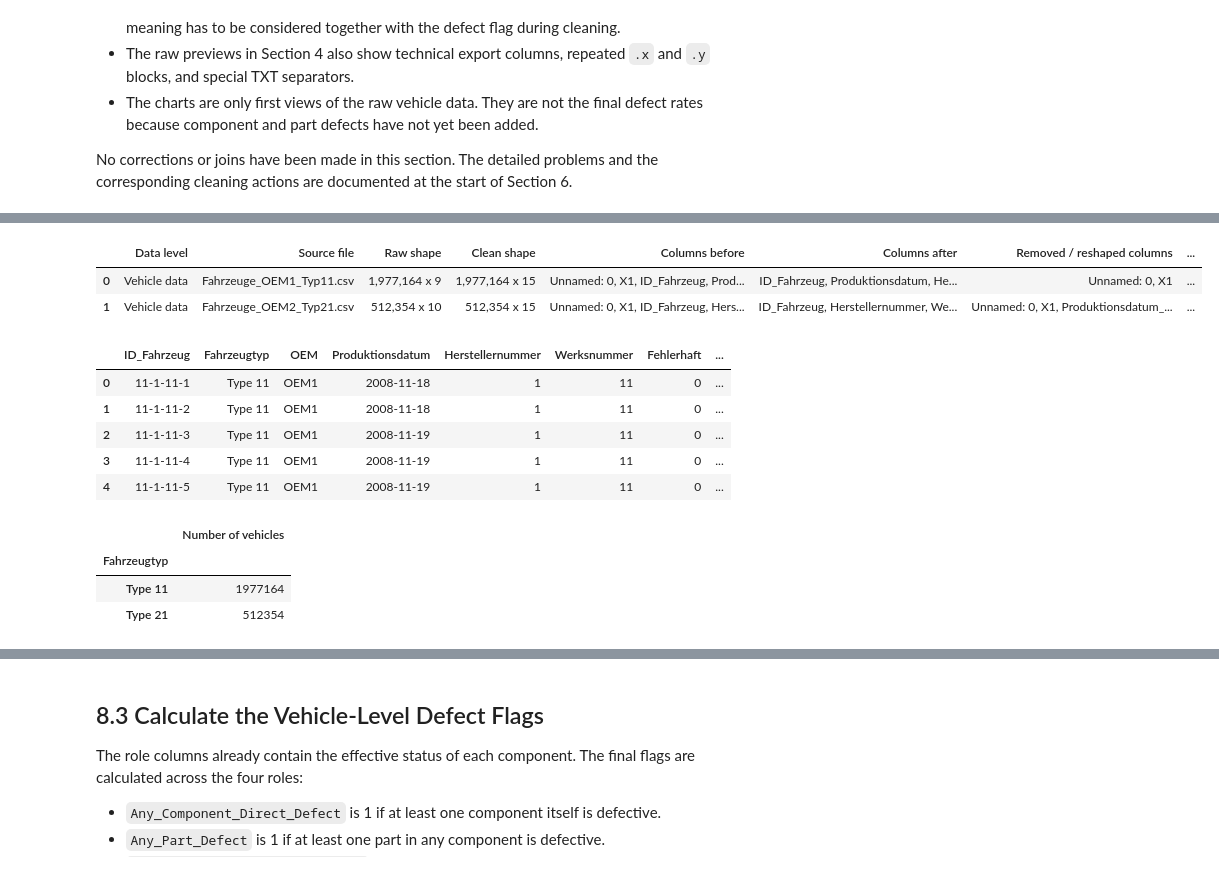
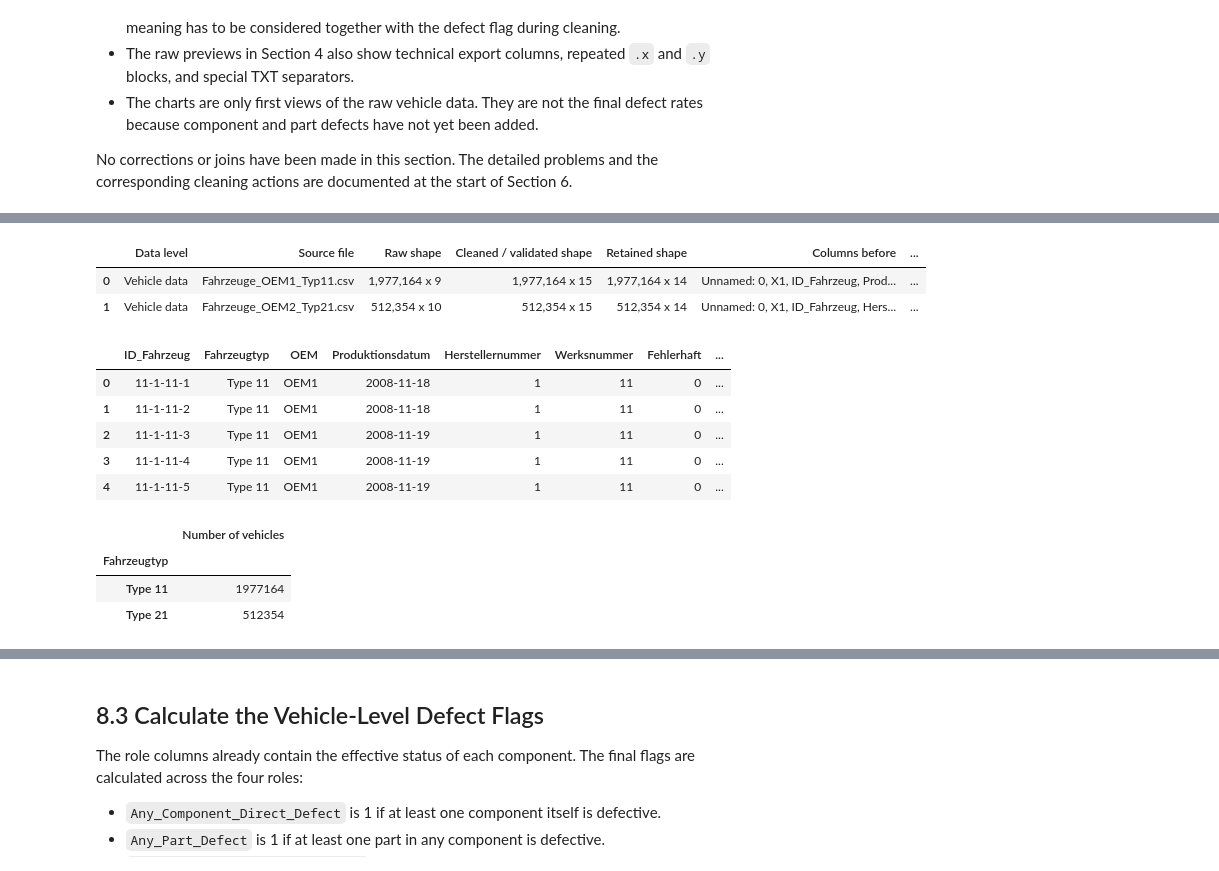
Before and after one commit to Patrick-RG/SoSe26_Case_Study_Group_44, a Jupyter notebook: SoSe26_Case_Study_Group_44.ipynb, the cells around one changed output, grey strips where cells are left out. Cells and saved outputs as stored; diff of their text form; code cells hidden in the pictures.

```diff
--- a/SoSe26_Case_Study_Group_44.ipynb
+++ b/SoSe26_Case_Study_Group_44.ipynb
@@ -1800,10 +1871,21 @@ for plant_level, file_path in plant_source_files.items():
         cleaned_plant_data = cleaned_plant_data.drop_duplicates("Werksnummer")
 
     cleaned_plant_data["Quelldatei"] = file_path.name
+    retained_plant_data = cleaned_plant_data[
+        [
+            "Werksnummer", "Werk", "PLZ", "ORT", "Breitengrad",
+            "Längengrad", "Werksebene",
+        ]
+    ].copy()
     record_cleaning_summary(
-        file_path.name, "Plant data", raw_plant_data, cleaned_plant_data
+        file_path.name,
+        "Plant data",
+        raw_plant_data,
+        cleaned_plant_data,
+        retained_plant_data,
     )
-    plant_frames.append(cleaned_plant_data)
+    plant_frames.append(retained_plant_data)
+    del raw_plant_data, cleaned_plant_data, retained_plant_data
 
 plants_clean = pd.concat(plant_frames, ignore_index=True)
 
@@ -1846,63 +1928,76 @@ The OEM plant table is merged on `Werksnummer`. This is a many-to-one merge: man
 # %%
-vehicle_raw_data = {
-    vehicle_type: read_source_file(file_path)
-    for vehicle_type, file_path in vehicle_data_paths.items()
-}
-
 oem_plants = plants_by_level("OEM")
+oem_plant_numbers = set(oem_plants["Werksnummer"].dropna())
 vehicle_frames = []
 
-for vehicle_type, raw_vehicle_data in vehicle_raw_data.items():
-    source_file = vehicle_data_paths[vehicle_type].name
+for vehicle_type, file_path in vehicle_data_paths.items():
+    print(f"Cleaning {file_path.name} ...")
+    raw_vehicle_data = read_source_file(file_path)
     cleaned_vehicle_data = standardize_raw_values(raw_vehicle_data)
     cleaned_vehicle_data = remove_export_columns(cleaned_vehicle_data)
-    cleaned_vehicle_data = combine_duplicate_columns(cleaned_vehicle_data, source_file)
-    cleaned_vehicle_data = standardize_dates(cleaned_vehicle_data, source_file)
+    cleaned_vehicle_data = combine_duplicate_columns(
+        cleaned_vehicle_data, file_path.name
+    )
+    cleaned_vehicle_data = standardize_dates(
+        cleaned_vehicle_data, file_path.name
+    )
     cleaned_vehicle_data = correct_keys_from_id(
-        cleaned_vehicle_data, "ID_Fahrzeug", source_file
+        cleaned_vehicle_data, "ID_Fahrzeug", file_path.name
     )
     cleaned_vehicle_data["Fehlerhaft"] = convert_numeric_values(
         cleaned_vehicle_data["Fehlerhaft"],
-        source_file,
+        file_path.name,
         "Fehlerhaft",
         integer=True,
         allowed_values={0, 1},
     )
     cleaned_vehicle_data["Fehlerhaft_Fahrleistung"] = convert_numeric_values(
         cleaned_vehicle_data["Fehlerhaft_Fahrleistung"],
-        source_file,
+        file_path.name,
         "Fehlerhaft_Fahrleistung",
         non_negative=True,
     )
     cleaned_vehicle_data["Fahrzeugtyp"] = vehicle_type
     cleaned_vehicle_data["OEM"] = "OEM1" if vehicle_type == "Type 11" else "OEM2"
-    cleaned_vehicle_data["Quelldatei"] = source_file
+    cleaned_vehicle_data["Quelldatei"] = file_path.name
 
-    # Add the OEM plant details without multiplying vehicle rows.
     cleaned_vehicle_data = cleaned_vehicle_data.merge(
         oem_plants,
         on="Werksnummer",
         how="left",
         validate="many_to_one",
     )
+    record_post_cleaning_quality(
+        "vehicles_clean",
+        file_path.name,
+        cleaned_vehicle_data,
+        oem_plant_numbers,
+    )
+    retained_vehicle_data = cleaned_vehicle_data[
+        [
+            "ID_Fahrzeug", "Fahrzeugtyp", "OEM", "Produktionsdatum",
+            "Herstellernummer", "Werksnummer", "Fehlerhaft", "Fehlerhaft_Datum",
+            "Fehlerhaft_Fahrleistung", "Werk", "PLZ", "ORT", "Breitengrad",
+            "Längengrad",
+        ]
+    ].copy()
     record_cleaning_summary(
-        source_file, "Vehicle data", raw_vehicle_data, cleaned_vehicle_data
+        file_path.name,
+        "Vehicle data",
+        raw_vehicle_data,
+        cleaned_vehicle_data,
+        retained_vehicle_data,
     )
-    vehicle_frames.append(cleaned_vehicle_data)
+    vehicle_frames.append(retained_vehicle_data)
+    del raw_vehicle_data, cleaned_vehicle_data, retained_vehicle_data
 
 vehicles_clean = pd.concat(vehicle_frames, ignore_index=True)
-vehicles_clean = vehicles_clean[
-    [
-        "ID_Fahrzeug", "Fahrzeugtyp", "OEM", "Produktionsdatum",
-        "Herstellernummer", "Werksnummer", "Fehlerhaft", "Fehlerhaft_Datum",
-        "Fehlerhaft_Fahrleistung", "Werk", "PLZ", "ORT", "Breitengrad",
-        "Längengrad", "Quelldatei",
-    ]
-]
-
-del vehicle_raw_data, vehicle_frames
+del vehicle_frames
 
 display_cleaning_summary("Vehicle data")
 display(vehicles_clean.head())
-display(vehicles_clean.groupby("Fahrzeugtyp").size().rename("Number of vehicles").to_frame())
+display(
+    vehicles_clean.groupby("Fahrzeugtyp").size()
+    .rename("Number of vehicles").to_frame()
+)
 # %% [output]
@@ -1909,6 +2006,6 @@ display(vehicles_clean.groupby("Fahrzeugtyp").size().rename("Number of vehicles"
-|  | Data level | Source file | Raw shape | Clean shape | Columns before | Columns after | Removed / reshaped columns | ... |
-| 0 | Vehicle data | Fahrzeuge_OEM1_Typ11.csv | 1,977,164 x 9 | 1,977,164 x 15 | Unnamed: 0, X1, ID_Fahrzeug, Prod... | ID_Fahrzeug, Produktionsdatum, He... | Unnamed: 0, X1 | ... |
-| 1 | Vehicle data | Fahrzeuge_OEM2_Typ21.csv | 512,354 x 10 | 512,354 x 15 | Unnamed: 0, X1, ID_Fahrzeug, Hers... | ID_Fahrzeug, Herstellernummer, We... | Unnamed: 0, X1, Produktionsdatum_... | ... |
+|  | Data level | Source file | Raw shape | Cleaned / validated shape | Retained shape | Columns before | ... |
+| 0 | Vehicle data | Fahrzeuge_OEM1_Typ11.csv | 1,977,164 x 9 | 1,977,164 x 15 | 1,977,164 x 14 | Unnamed: 0, X1, ID_Fahrzeug, Prod... | ... |
+| 1 | Vehicle data | Fahrzeuge_OEM2_Typ21.csv | 512,354 x 10 | 512,354 x 15 | 512,354 x 14 | Unnamed: 0, X1, ID_Fahrzeug, Hers... | ... |
 |  | ID_Fahrzeug | Fahrzeugtyp | OEM | Produktionsdatum | Herstellernummer | Werksnummer | Fehlerhaft | ... |
 | 0 | 11-1-11-1 | Type 11 | OEM1 | 2008-11-18 | 1 | 11 | 0 | ... |
 | 1 | 11-1-11-2 | Type 11 | OEM1 | 2008-11-18 | 1 | 11 | 0 | ... |
```
Also changed, not shown: parts of 32 cells of this notebook.
